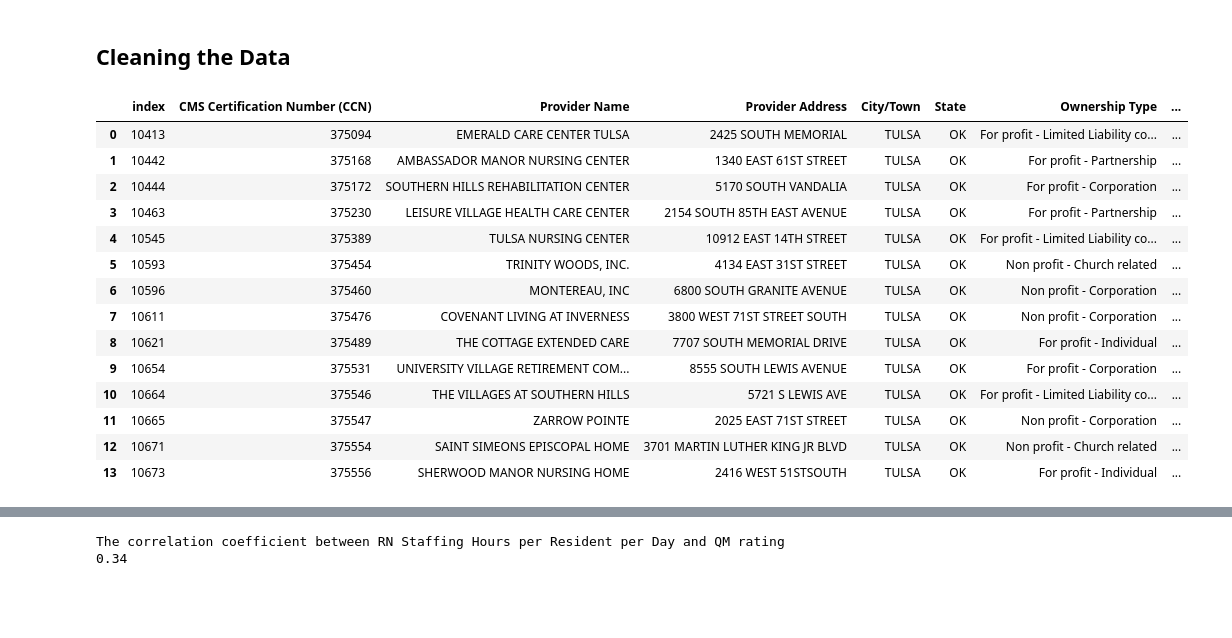
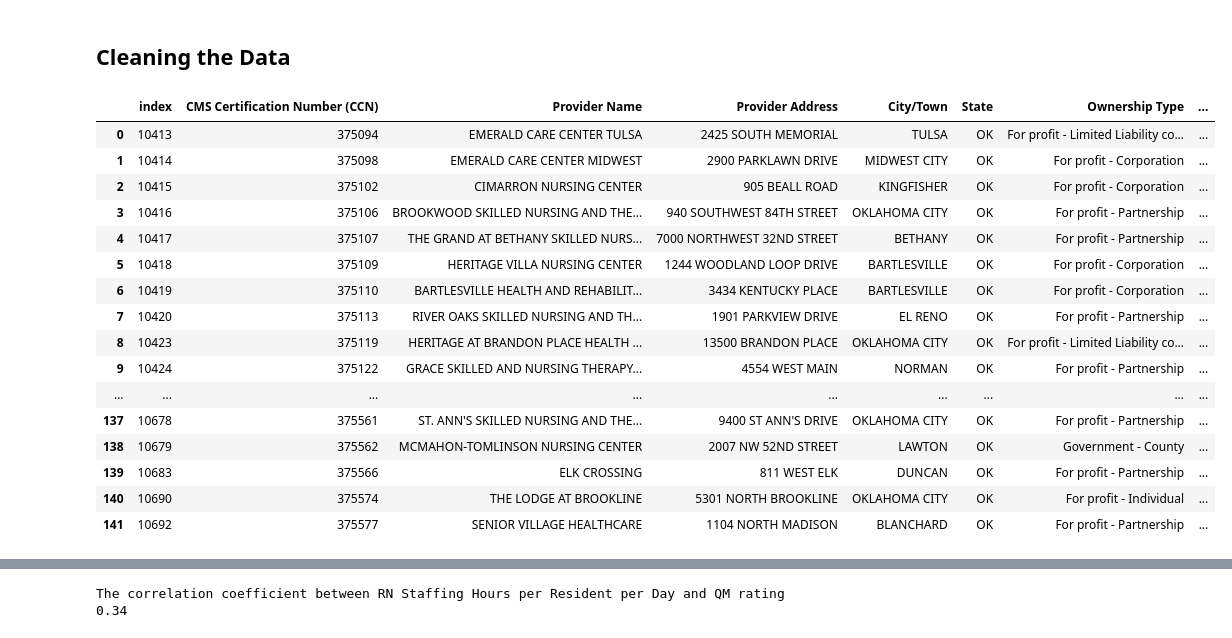
Before and after one commit to wanderfarther/Project_1, a Jupyter notebook: nursing_home_comparisons-Copy1.ipynb, the cells around one changed output, grey strips where cells are left out. Saved outputs shown, nothing was run; the diff lists cells and outputs as text; code cells hidden in the pictures; blank space fills up the shorter version.

```diff
--- a/nursing_home_comparisons-Copy1.ipynb
+++ b/nursing_home_comparisons-Copy1.ipynb
@@ -63,0 +42,3 @@ tulsa_data
+# %%
+oklahoma_data = provider_data[provider_data["State"] == "OK"]
+oklahoma_data
@@ -70,28 +70,30 @@ duplicate_address = tulsa_data[tulsa_data.duplicated(['Provider Address'])]
 # %%
-# Removing columns we will not be using from the data to make it more managable. Removed 150 rows missing data.
-ok_reduced_with_null_data = tulsa_data[['CMS Certification Number (CCN)', 'Provider Name', 'Provider Address',
+# Removing columns we will not be using from the data to make it more manageable. Removed 150 rows missing data.
+ok_reduced_with_null_data = oklahoma_data[['CMS Certification Number (CCN)', 'Provider Name', 'Provider Address',
        'City/Town', 'State', 'Ownership Type', 'Overall Rating',
        'Health Inspection Rating', 'QM Rating', 'Long-Stay QM Rating',
        'Short-Stay QM Rating', 'Staffing Rating',
        'Reported RN Staffing Hours per Resident per Day',
        'Total nursing staff turnover', 'Number of Fines', 'Total Amount of Fines in Dollars',
         'Total Number of Penalties']]
-tulsa_reduced_data = ok_reduced_with_null_data.dropna()
-tulsa_reduced_data = tulsa_reduced_data.reset_index()
-tulsa_reduced_data
+ok_reduced_data = ok_reduced_with_null_data.dropna()
+ok_reduced_data = ok_reduced_data.reset_index()
+ok_reduced_data
 # %% [output]
 |  | index | CMS Certification Number (CCN) | Provider Name | Provider Address | City/Town | State | Ownership Type | ... |
 | 0 | 10413 | 375094 | EMERALD CARE CENTER TULSA | 2425 SOUTH MEMORIAL | TULSA | OK | For profit - Limited Liability co... | ... |
-| 1 | 10442 | 375168 | AMBASSADOR MANOR NURSING CENTER | 1340 EAST 61ST STREET | TULSA | OK | For profit - Partnership | ... |
-| 2 | 10444 | 375172 | SOUTHERN HILLS REHABILITATION CENTER | 5170 SOUTH VANDALIA | TULSA | OK | For profit - Corporation | ... |
-| 3 | 10463 | 375230 | LEISURE VILLAGE HEALTH CARE CENTER | 2154 SOUTH 85TH EAST AVENUE | TULSA | OK | For profit - Partnership | ... |
-| 4 | 10545 | 375389 | TULSA NURSING CENTER | 10912 EAST 14TH STREET | TULSA | OK | For profit - Limited Liability co... | ... |
-| 5 | 10593 | 375454 | TRINITY WOODS, INC. | 4134 EAST 31ST STREET | TULSA | OK | Non profit - Church related | ... |
-| 6 | 10596 | 375460 | MONTEREAU, INC | 6800 SOUTH GRANITE AVENUE | TULSA | OK | Non profit - Corporation | ... |
-| 7 | 10611 | 375476 | COVENANT LIVING AT INVERNESS | 3800 WEST 71ST STREET SOUTH | TULSA | OK | Non profit - Corporation | ... |
-| 8 | 10621 | 375489 | THE COTTAGE EXTENDED CARE | 7707 SOUTH MEMORIAL DRIVE | TULSA | OK | For profit - Individual | ... |
-| 9 | 10654 | 375531 | UNIVERSITY VILLAGE RETIREMENT COM... | 8555 SOUTH LEWIS AVENUE | TULSA | OK | For profit - Corporation | ... |
-| 10 | 10664 | 375546 | THE VILLAGES AT SOUTHERN HILLS | 5721 S LEWIS AVE | TULSA | OK | For profit - Limited Liability co... | ... |
-| 11 | 10665 | 375547 | ZARROW POINTE | 2025 EAST 71ST STREET | TULSA | OK | Non profit - Corporation | ... |
-| 12 | 10671 | 375554 | SAINT SIMEONS EPISCOPAL HOME | 3701 MARTIN LUTHER KING JR BLVD | TULSA | OK | Non profit - Church related | ... |
-| 13 | 10673 | 375556 | SHERWOOD MANOR NURSING HOME | 2416 WEST 51STSOUTH | TULSA | OK | For profit - Individual | ... |
+| 1 | 10414 | 375098 | EMERALD CARE CENTER MIDWEST | 2900 PARKLAWN DRIVE | MIDWEST CITY | OK | For profit - Corporation | ... |
+| 2 | 10415 | 375102 | CIMARRON NURSING CENTER | 905 BEALL ROAD | KINGFISHER | OK | For profit - Corporation | ... |
+| 3 | 10416 | 375106 | BROOKWOOD SKILLED NURSING AND THE... | 940 SOUTHWEST 84TH STREET | OKLAHOMA CITY | OK | For profit - Partnership | ... |
+| 4 | 10417 | 375107 | THE GRAND AT BETHANY SKILLED NURS... | 7000 NORTHWEST 32ND STREET | BETHANY | OK | For profit - Partnership | ... |
+| 5 | 10418 | 375109 | HERITAGE VILLA NURSING CENTER | 1244 WOODLAND LOOP DRIVE | BARTLESVILLE | OK | For profit - Corporation | ... |
+| 6 | 10419 | 375110 | BARTLESVILLE HEALTH AND REHABILIT... | 3434 KENTUCKY PLACE | BARTLESVILLE | OK | For profit - Corporation | ... |
+| 7 | 10420 | 375113 | RIVER OAKS SKILLED NURSING AND TH... | 1901 PARKVIEW DRIVE | EL RENO | OK | For profit - Partnership | ... |
+| 8 | 10423 | 375119 | HERITAGE AT BRANDON PLACE HEALTH ... | 13500 BRANDON PLACE | OKLAHOMA CITY | OK | For profit - Limited Liability co... | ... |
+| 9 | 10424 | 375122 | GRACE SKILLED AND NURSING THERAPY... | 4554 WEST MAIN | NORMAN | OK | For profit - Partnership | ... |
+| ... | ... | ... | ... | ... | ... | ... | ... | ... |
+| 137 | 10678 | 375561 | ST. ANN'S SKILLED NURSING AND THE... | 9400 ST ANN'S DRIVE | OKLAHOMA CITY | OK | For profit - Partnership | ... |
+| 138 | 10679 | 375562 | MCMAHON-TOMLINSON NURSING CENTER | 2007 NW 52ND STREET | LAWTON | OK | Government - County | ... |
+| 139 | 10683 | 375566 | ELK CROSSING | 811 WEST ELK | DUNCAN | OK | For profit - Partnership | ... |
+| 140 | 10690 | 375574 | THE LODGE AT BROOKLINE | 5301 NORTH BROOKLINE | OKLAHOMA CITY | OK | For profit - Individual | ... |
+| 141 | 10692 | 375577 | SENIOR VILLAGE HEALTHCARE | 1104 NORTH MADISON | BLANCHARD | OK | For profit - Partnership | ... |
```
Also changed, not shown: parts of 12 cells of this notebook.
